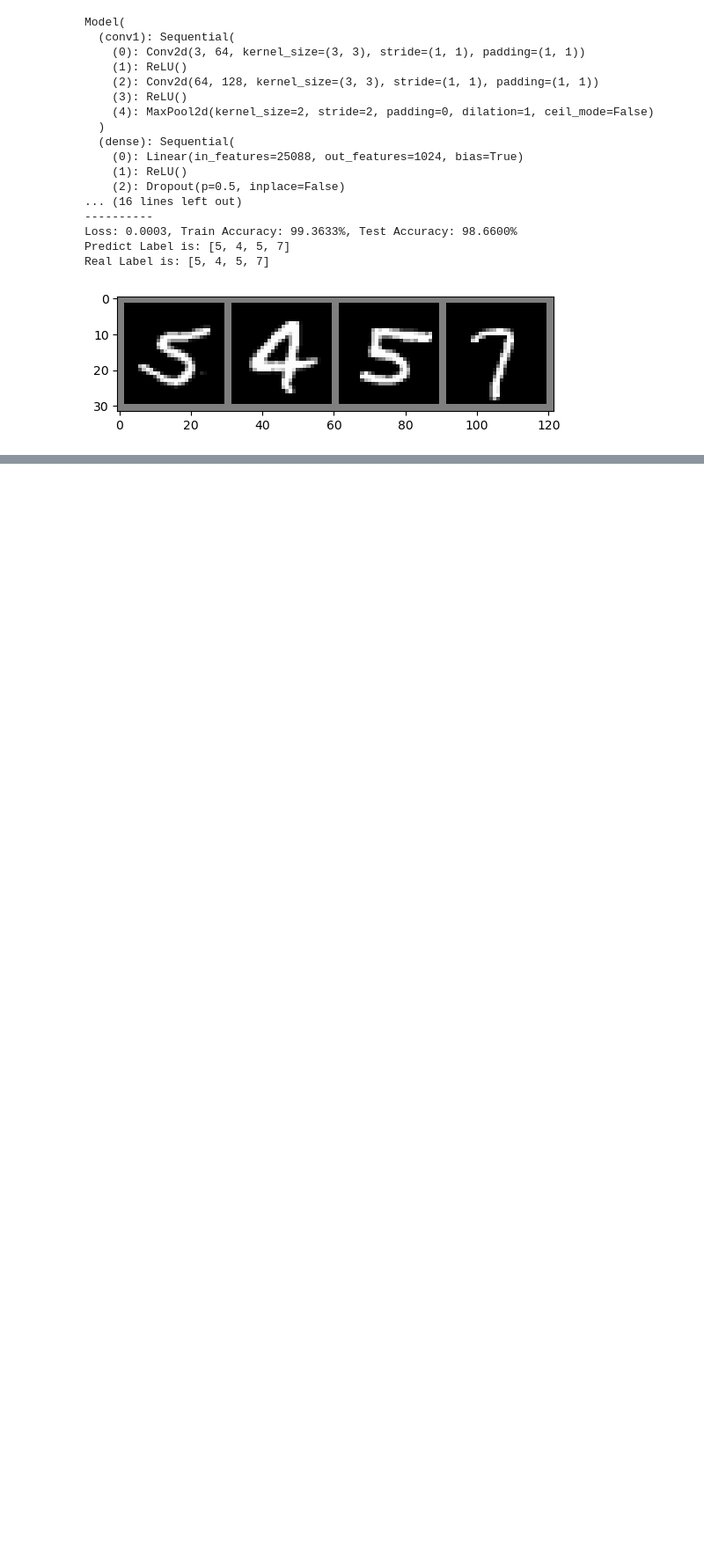
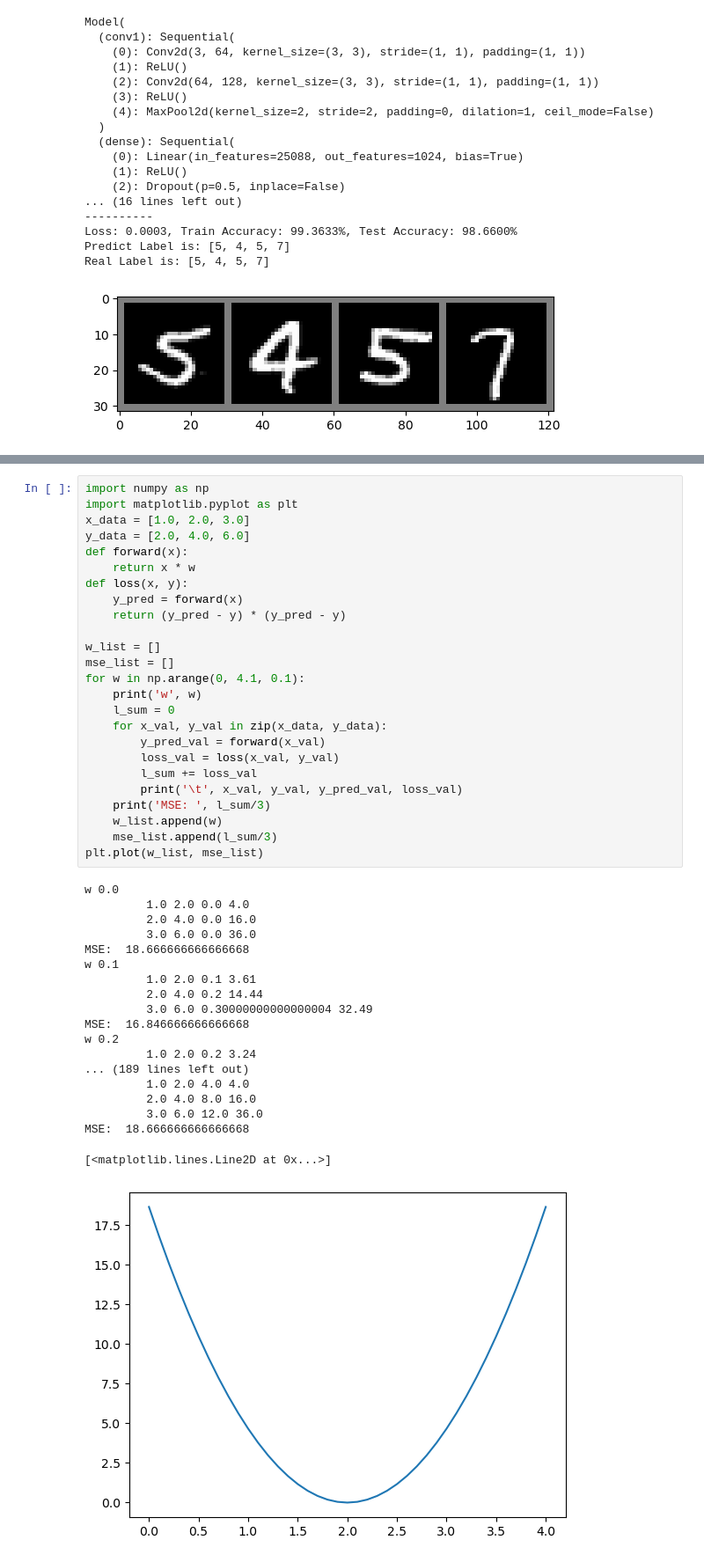
Before and after one commit to miraclebai/pytorch_practice, a Jupyter notebook: practice.ipynb, the cells around one changed output, grey strips where cells are left out. Shown at 88% size. Saved outputs shown, nothing was run; the diff lists cells and outputs as text; blank space fills up the shorter version.

```diff
--- a/practice.ipynb
+++ b/practice.ipynb
@@ -1092,0 +1095,45 @@ Real Label is: [5, 4, 5, 7]
+# %%
+import numpy as np
+import matplotlib.pyplot as plt
+x_data = [1.0, 2.0, 3.0]
+y_data = [2.0, 4.0, 6.0]
+def forward(x):
+    return x * w
+def loss(x, y):
+    y_pred = forward(x)
+    return (y_pred - y) * (y_pred - y)
+
+w_list = []
+mse_list = []
+for w in np.arange(0, 4.1, 0.1):
+    print('w', w)
+    l_sum = 0
+    for x_val, y_val in zip(x_data, y_data):
+        y_pred_val = forward(x_val)
+        loss_val = loss(x_val, y_val)
+        l_sum += loss_val
+        print('\t', x_val, y_val, y_pred_val, loss_val)
+    print('MSE: ', l_sum/3)
+    w_list.append(w)
+    mse_list.append(l_sum/3)
+plt.plot(w_list, mse_list)
+# %% [output]
+w 0.0
+         1.0 2.0 0.0 4.0
+         2.0 4.0 0.0 16.0
+         3.0 6.0 0.0 36.0
+MSE:  18.666666666666668
+w 0.1
+         1.0 2.0 0.1 3.61
+         2.0 4.0 0.2 14.44
+         3.0 6.0 0.30000000000000004 32.49
+MSE:  16.846666666666668
+w 0.2
+         1.0 2.0 0.2 3.24
+... (189 lines left out)
+         1.0 2.0 4.0 4.0
+         2.0 4.0 8.0 16.0
+         3.0 6.0 12.0 36.0
+MSE:  18.666666666666668
+[<matplotlib.lines.Line2D at 0x...>]
+[figure, added]
```
Also changed, not shown: parts of 2 cells of this notebook, 1 other file.
